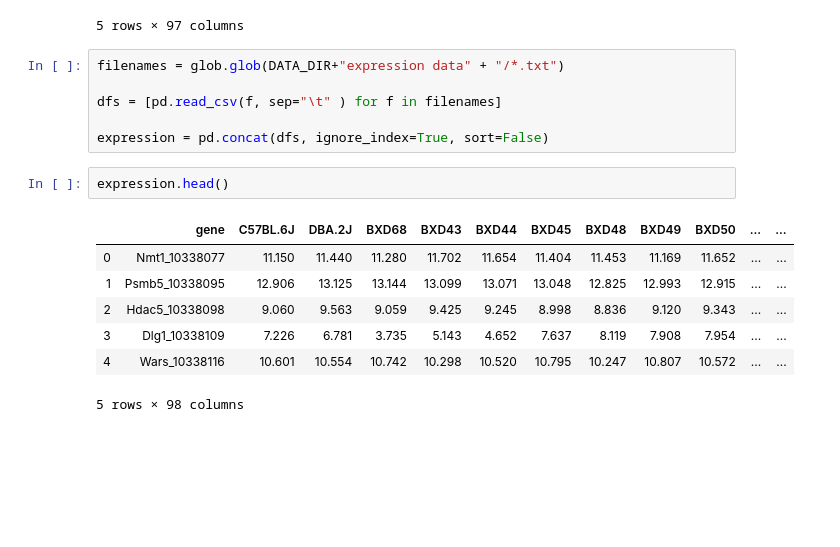
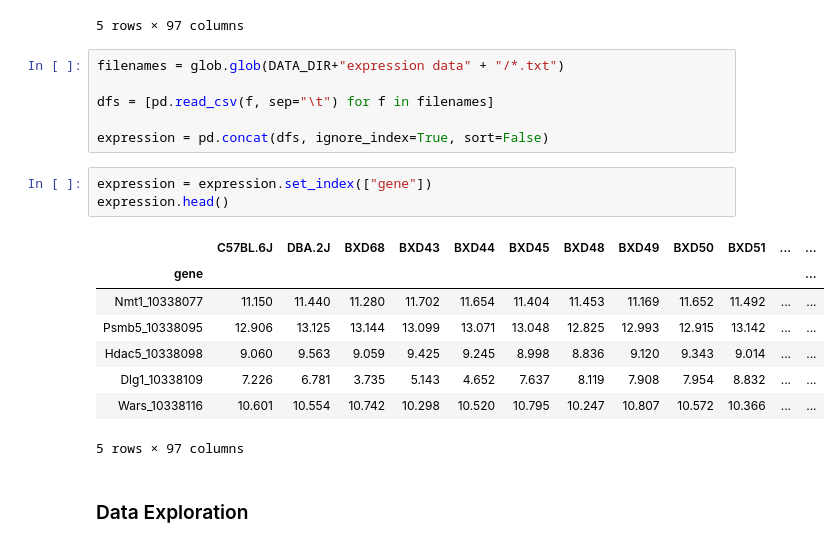
Before and after one commit to raphaelreiss/Network_tour_of_mice_genetics, a Jupyter notebook: NTDS_MICE_GENETICS.ipynb, the cells around one changed output. Drawn from its saved outputs; the diff is of its cells as text; blank space fills up the shorter version.

```diff
--- a/NTDS_MICE_GENETICS.ipynb
+++ b/NTDS_MICE_GENETICS.ipynb
@@ -55,16 +57,20 @@ geno.head()
 # %%
 filenames = glob.glob(DATA_DIR+"expression data" + "/*.txt")
 
-dfs = [pd.read_csv(f, sep="\t" ) for f in filenames]
+dfs = [pd.read_csv(f, sep="\t") for f in filenames]
 
 expression = pd.concat(dfs, ignore_index=True, sort=False)
 # %%
+expression = expression.set_index(["gene"])
 expression.head()
 # %% [output]
-|  | gene | C57BL.6J | DBA.2J | BXD68 | BXD43 | BXD44 | BXD45 | BXD48 | BXD49 | BXD50 | ... | ... |
-| 0 | Nmt1_10338077 | 11.150 | 11.440 | 11.280 | 11.702 | 11.654 | 11.404 | 11.453 | 11.169 | 11.652 | ... | ... |
-| 1 | Psmb5_10338095 | 12.906 | 13.125 | 13.144 | 13.099 | 13.071 | 13.048 | 12.825 | 12.993 | 12.915 | ... | ... |
-| 2 | Hdac5_10338098 | 9.060 | 9.563 | 9.059 | 9.425 | 9.245 | 8.998 | 8.836 | 9.120 | 9.343 | ... | ... |
-| 3 | Dlg1_10338109 | 7.226 | 6.781 | 3.735 | 5.143 | 4.652 | 7.637 | 8.119 | 7.908 | 7.954 | ... | ... |
-| 4 | Wars_10338116 | 10.601 | 10.554 | 10.742 | 10.298 | 10.520 | 10.795 | 10.247 | 10.807 | 10.572 | ... | ... |
+|  | C57BL.6J | DBA.2J | BXD68 | BXD43 | BXD44 | BXD45 | BXD48 | BXD49 | BXD50 | BXD51 | ... | ... |
+| gene |  |  |  |  |  |  |  |  |  |  |  | ... |
+| Nmt1_10338077 | 11.150 | 11.440 | 11.280 | 11.702 | 11.654 | 11.404 | 11.453 | 11.169 | 11.652 | 11.492 | ... | ... |
+| Psmb5_10338095 | 12.906 | 13.125 | 13.144 | 13.099 | 13.071 | 13.048 | 12.825 | 12.993 | 12.915 | 13.142 | ... | ... |
+| Hdac5_10338098 | 9.060 | 9.563 | 9.059 | 9.425 | 9.245 | 8.998 | 8.836 | 9.120 | 9.343 | 9.014 | ... | ... |
+| Dlg1_10338109 | 7.226 | 6.781 | 3.735 | 5.143 | 4.652 | 7.637 | 8.119 | 7.908 | 7.954 | 8.832 | ... | ... |
+| Wars_10338116 | 10.601 | 10.554 | 10.742 | 10.298 | 10.520 | 10.795 | 10.247 | 10.807 | 10.572 | 10.366 | ... | ... |
-5 rows × 98 columns
+5 rows × 97 columns
+# %% [markdown]
+### Data Exploration
```
Also changed, not shown: parts of 12 cells of this notebook.
